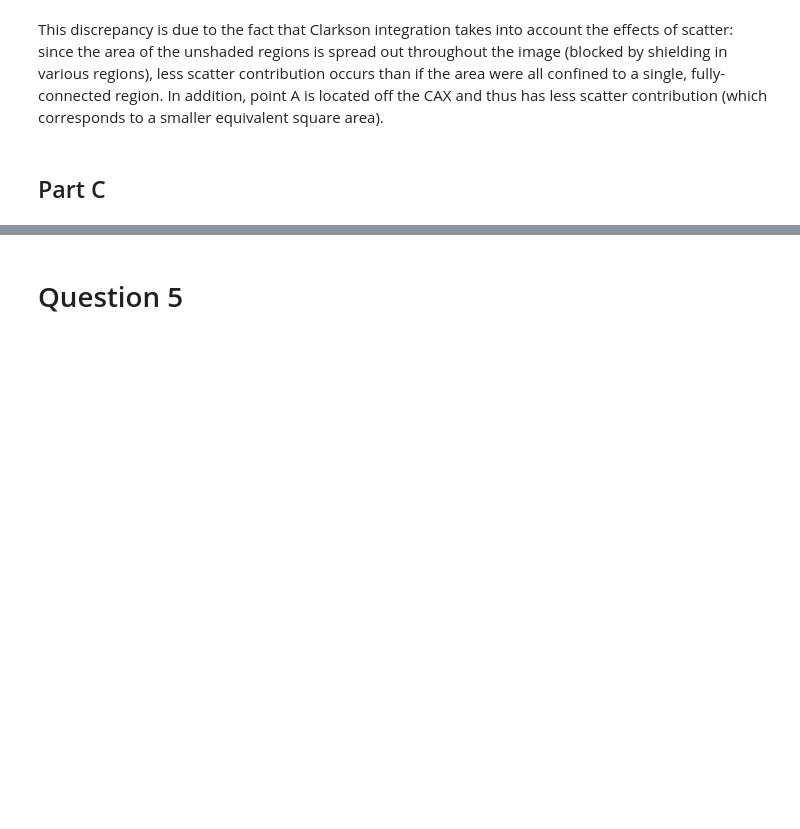
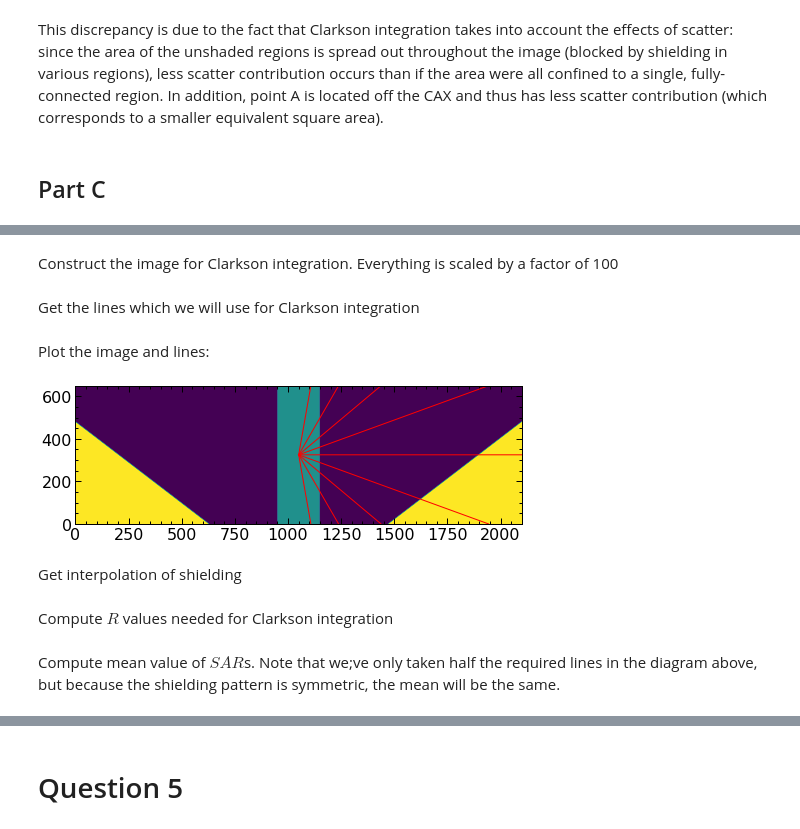
Before and after one commit to lukepolson/School, a Jupyter notebook: Phys 535/A2.ipynb, the cells around one changed output, grey strips where cells are left out. Drawn from its saved outputs; the diff is of its cells as text; code cells hidden in the pictures; blank space fills up the shorter version.

```diff
--- a/Phys 535/A2.ipynb
+++ b/Phys 535/A2.ipynb
@@ -257,0 +321,35 @@ This discrepancy is due to the fact that Clarkson integration takes into account
+# %% [markdown]
+Construct the image for Clarkson integration. Everything is scaled by a factor of 100
+# %%
+I = np.zeros((650,2100))
+x = np.arange(0, 2100)
+y = np.arange(0, 650)
+xv,yv = np.meshgrid(x,y)
+I[(xv>950)*(xv<1150)] = 1
+I[yv<(480-480/630*xv)] = 2
+I[yv<(480/630*(xv-(2100-630)))] = 2
+
+origin = 100*np.array([10.5, 3.25])
+# %% [markdown]
+Get the lines which we will use for Clarkson integration
+# %%
+thetas = np.linspace(80, -80, 9) *2*np.pi / 360
+t = np.arange(0,3000,1)
+xs = [origin[0] + t*np.cos(theta) for theta in thetas]
+ys = [origin[1] + t*np.sin(theta) for theta in thetas]
+for i, (xi, yi) in enumerate(zip(xs, ys)):
+    mask = (xi<2100)*(xi>0)*(yi<650)*(yi>0)
+    xs[i] = xi[mask]
+    ys[i] = yi[mask]
+# %% [markdown]
+Plot the image and lines:
+# %%
+plt.imshow(I, origin='lower')
+[plt.plot(x, y, color='r', lw=1) for x, y in zip(xs, ys)]
+plt.xlim(0,2100)
+plt.ylim(0,650)
+plt.show()
+# %% [output]
+[figure, added]
+# %% [markdown]
+Get interpolation of shielding
@@ -257,0 +358,2 @@ This discrepancy is due to the fact that Clarkson integration takes into account
+# %% [markdown]
+Compute $R$ values needed for Clarkson integration
@@ -257,0 +374,2 @@ This discrepancy is due to the fact that Clarkson integration takes into account
+# %% [markdown]
+Compute mean value of $SAR$s. Note that we;ve only taken half the required lines in the diagram above, but because the shielding pattern is symmetric, the mean will be the same.
```
Also changed, not shown: parts of 97 cells of this notebook, 7 other files.
